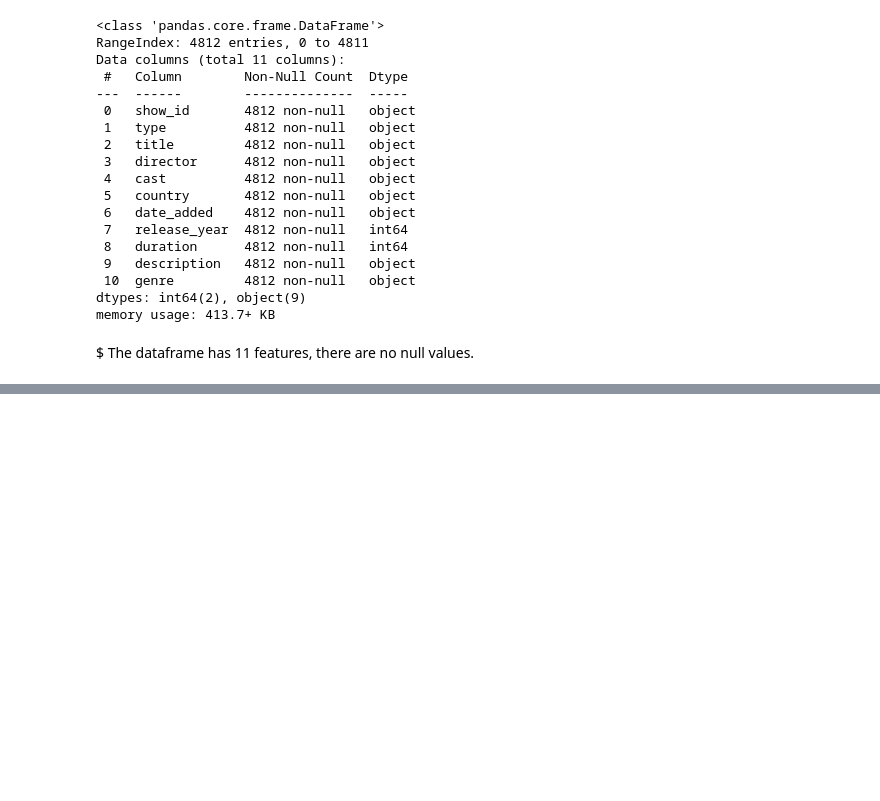
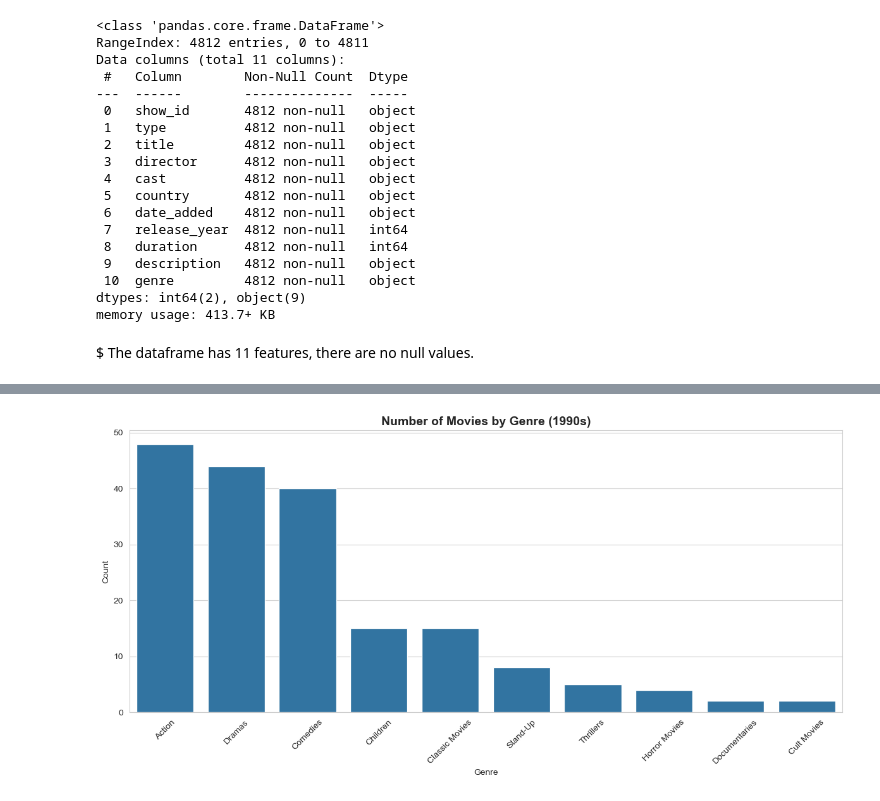
Before and after one commit to thasvithu/Data-Science-Projects-Portfolio, a Jupyter notebook: 01 Beginner/02 Investigating Netflix Movies/notebook.ipynb, the cells around one changed output, grey strips where cells are left out. Drawn from its saved outputs; the diff is of its cells as text; code cells hidden in the pictures; blank space fills up the shorter version.

```diff
--- a/01 Beginner/02 Investigating Netflix Movies/notebook.ipynb
+++ b/01 Beginner/02 Investigating Netflix Movies/notebook.ipynb
@@ -203,0 +174,12 @@ df.duplicated().sum()
+# %%
+# Genre Counts of 1990s Movies
+plt.figure(figsize=(12, 6))
+sns.countplot(data=df_90s, x='genre', order=df_90s['genre'].value_counts().index)
+plt.title('Number of Movies by Genre (1990s)', fontsize=14, fontweight='bold')
+plt.xlabel('Genre')
+plt.ylabel('Count')
+plt.xticks(rotation=45)
+plt.tight_layout()
+plt.show()
+# %% [output]
+[figure, added]
```
Also changed, not shown: parts of 32 cells of this notebook, 3 other files.
